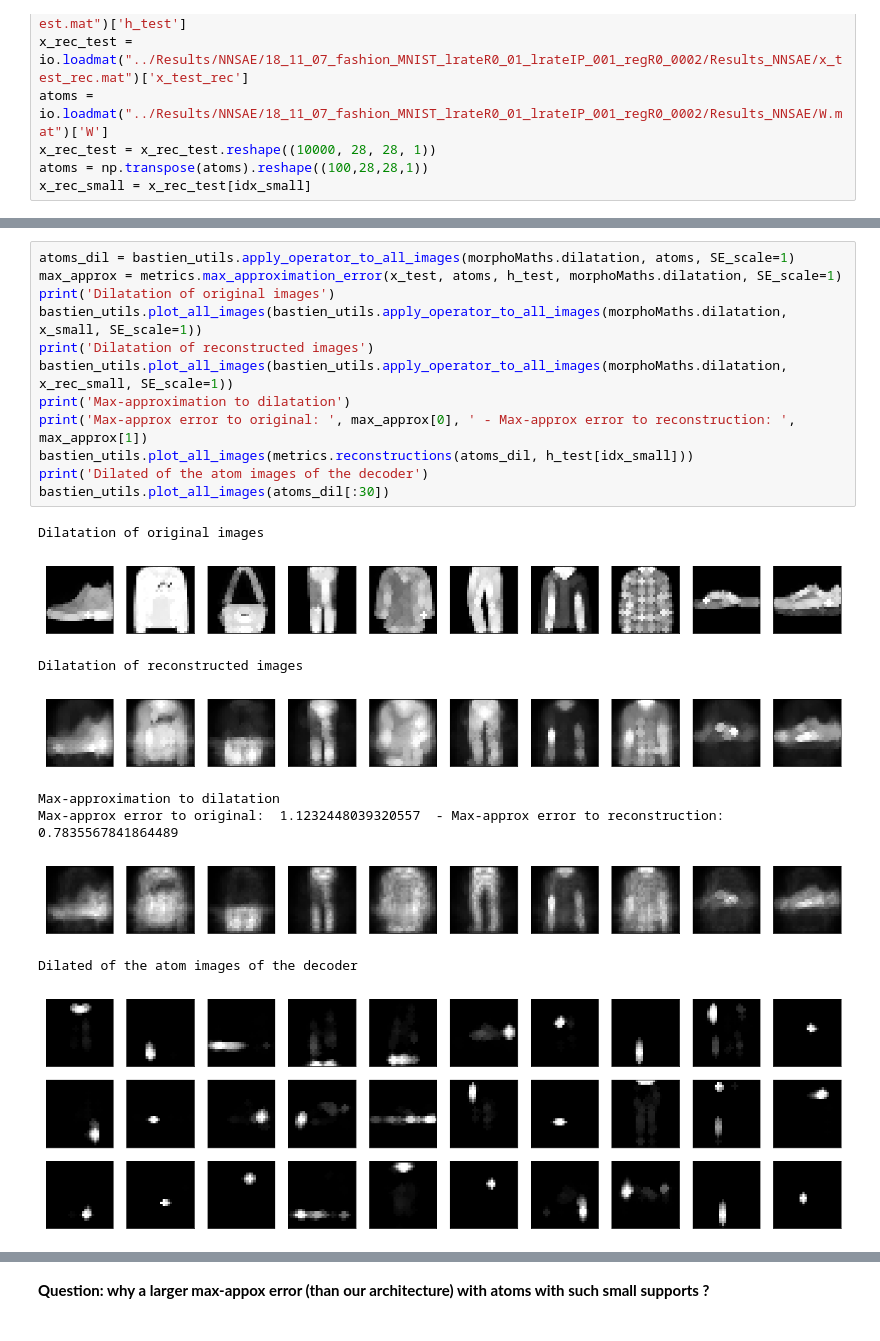
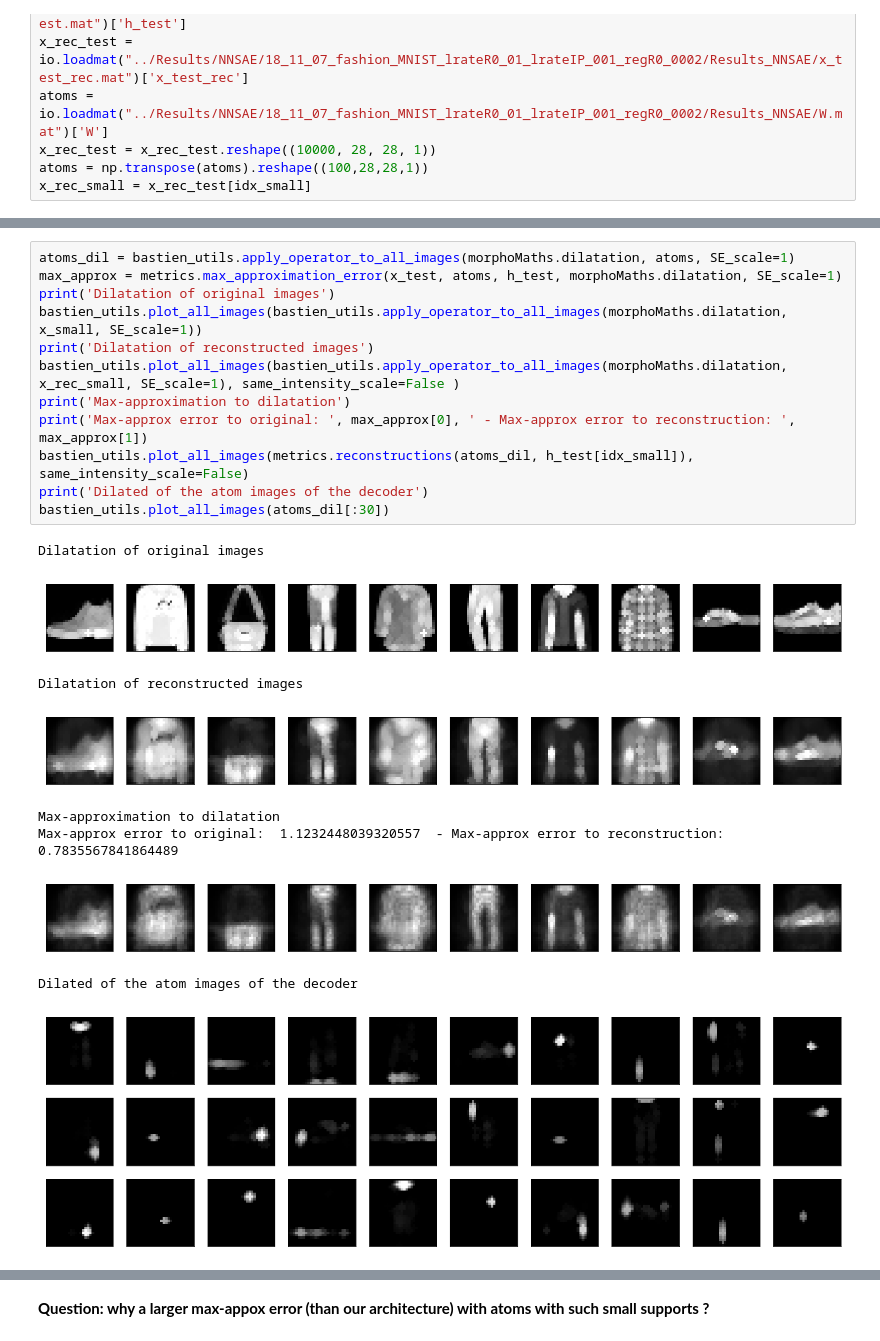
Before and after one commit to PonchonB/Mathematical_Morphologies_And_Deep_Learning, a Jupyter notebook: Notebooks/18_11_07_NNSAE_on_FashionMNIST.ipynb, the cells around one changed output, grey strips where cells are left out. Saved outputs shown, nothing was run; the diff lists cells and outputs as text.

```diff
--- a/Notebooks/18_11_07_NNSAE_on_FashionMNIST.ipynb
+++ b/Notebooks/18_11_07_NNSAE_on_FashionMNIST.ipynb
@@ -63,22 +72,22 @@ Atom images of the decoder
 # %%
 atoms_dil = bastien_utils.apply_operator_to_all_images(morphoMaths.dilatation, atoms, SE_scale=1)
 max_approx = metrics.max_approximation_error(x_test, atoms, h_test, morphoMaths.dilatation, SE_scale=1)
 print('Dilatation of original images')
 bastien_utils.plot_all_images(bastien_utils.apply_operator_to_all_images(morphoMaths.dilatation, x_small, SE_scale=1))
 print('Dilatation of reconstructed images')
-bastien_utils.plot_all_images(bastien_utils.apply_operator_to_all_images(morphoMaths.dilatation, x_rec_small, SE_scale=1))
+bastien_utils.plot_all_images(bastien_utils.apply_operator_to_all_images(morphoMaths.dilatation, x_rec_small, SE_scale=1), same_intensity_scale=False )
 print('Max-approximation to dilatation')
 print('Max-approx error to original: ', max_approx[0], ' - Max-approx error to reconstruction: ', max_approx[1])
-bastien_utils.plot_all_images(metrics.reconstructions(atoms_dil, h_test[idx_small]))
+bastien_utils.plot_all_images(metrics.reconstructions(atoms_dil, h_test[idx_small]), same_intensity_scale=False)
 print('Dilated of the atom images of the decoder')
 bastien_utils.plot_all_images(atoms_dil[:30])
 # %% [output]
 Dilatation of original images
 [figure]
 Dilatation of reconstructed images
 [figure]
 Max-approximation to dilatation
 Max-approx error to original:  1.1232448039320557  - Max-approx error to reconstruction:  0.7835567841864489
 [figure]
 Dilated of the atom images of the decoder
-[figure, old version]
+[figure, new version]
```
Also changed, not shown: parts of 10 cells of this notebook, 10 other files.
